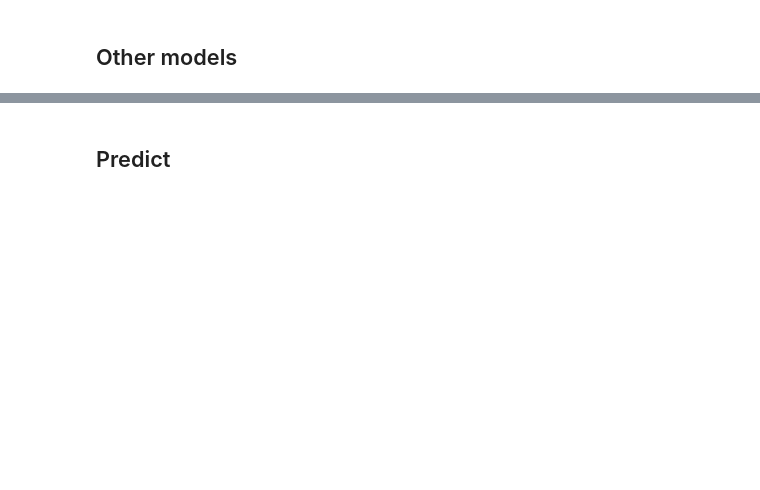
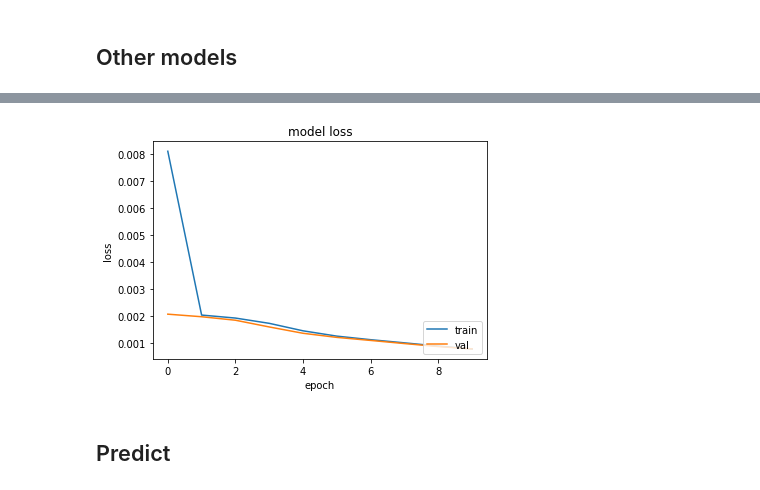
Before and after one commit to solveijm/NLP, a Jupyter notebook: Assignment1/A1.ipynb, the cells around one changed output, grey strips where cells are left out. Cells and saved outputs as stored; diff of their text form; code cells hidden in the pictures; blank space fills up the shorter version.

```diff
--- a/Assignment1/A1.ipynb
+++ b/Assignment1/A1.ipynb
@@ -568,2 +622,6 @@ Epoch 10/10
+# %%
+plot_loss(baseline_training)
+# %% [output]
+[figure, added]
 # %% [markdown]
 ## Predict
```
Also changed, not shown: parts of 24 cells of this notebook.
